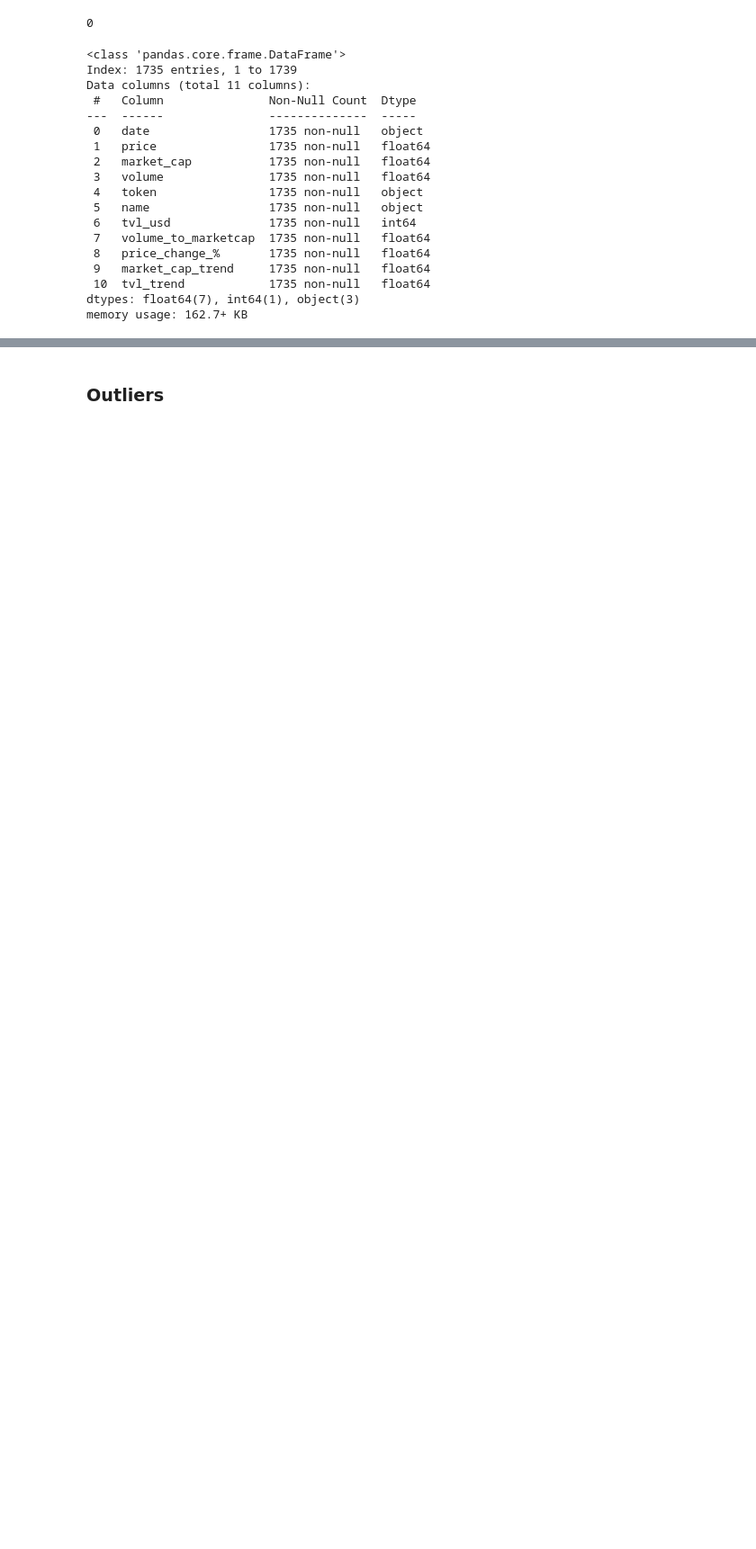
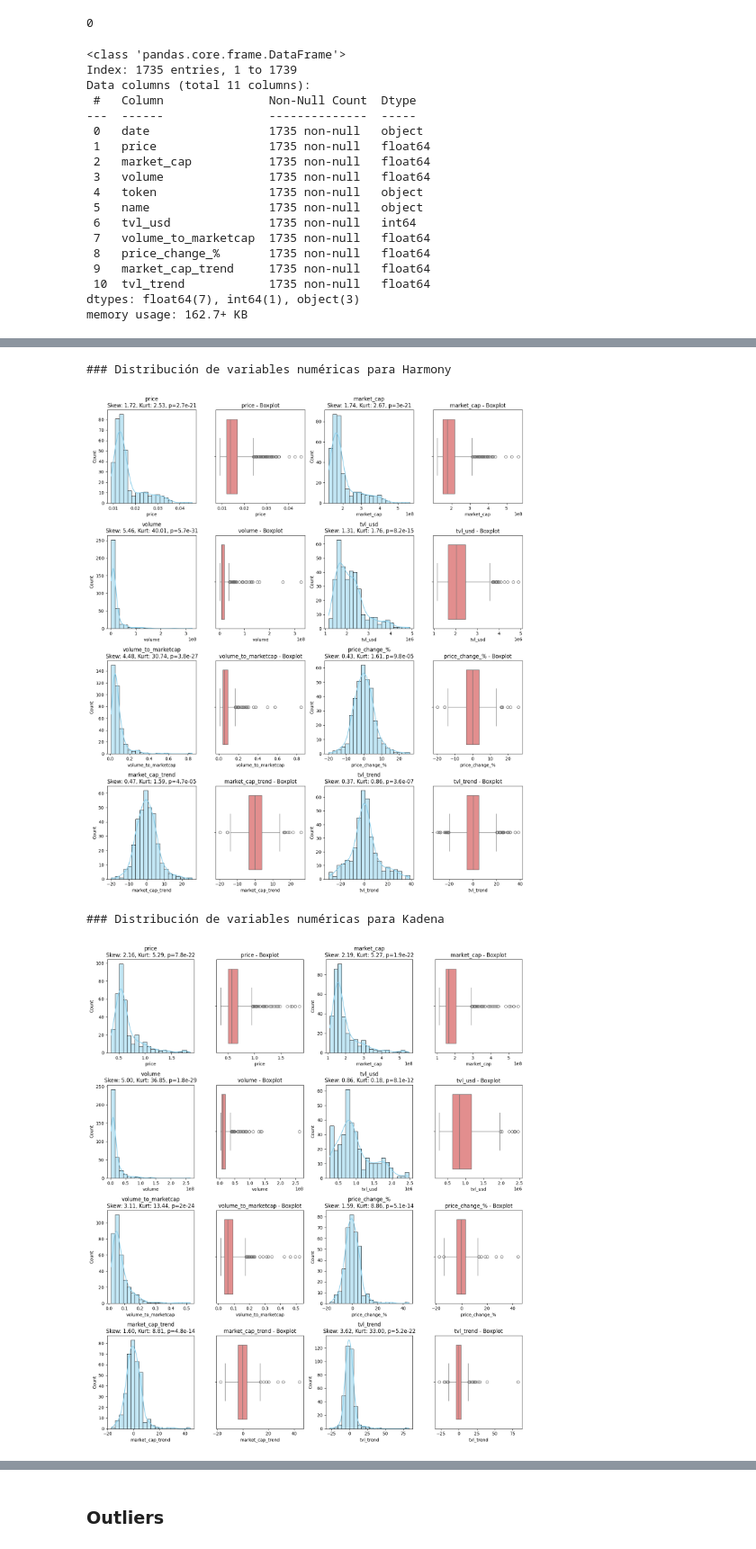
Before and after one commit to Turppie/TP-Machine-Learning, a Jupyter notebook: code/AdquisicionYPreprocesamiento.ipynb, the cells around one changed output, grey strips where cells are left out. Shown at 90% size. Cells and saved outputs as stored; diff of their text form; code cells hidden in the pictures; blank space fills up the shorter version.

Commit message:
feat: agregar distribucion de variables numericas por cada token

```diff
--- a/code/AdquisicionYPreprocesamiento.ipynb
+++ b/code/AdquisicionYPreprocesamiento.ipynb
@@ -206,7 +206,7 @@ Descargando data de Stargaze...
 # %%
 import pandas as pd
 # Cargar datos
-data =  pd.read_csv("/Users/kanyewest/Documents/ML/TP-Machine-Learning/data/criptodataset.csv")
+data =  pd.read_csv("/Users/kanyewest/Documents/ML_Misc/TP-Machine-Learning/data/criptodataset.csv")
 # %%
 data.head()
 # %% [output]
@@ -331,0 +336,34 @@ numeric_columns = data.select_dtypes(include='number').columns
+# %%
+def plot_numeric_distributions(data, numeric_cols):
+    cols_per_row = 2
+    n = len(numeric_cols)
+    rows = -(-n // cols_per_row)
+
+    plt.figure(figsize=(cols_per_row * 7, rows * 4))
+
+    for idx, col in enumerate(numeric_cols, 1):
+        sk = skew(data[col].dropna())
+        kt = kurtosis(data[col].dropna())
+        _, p = shapiro(data[col].dropna())
+
+        plt.subplot(rows, cols_per_row*2, idx*2-1)
+        sns.histplot(data[col], kde=True, bins=20, color="skyblue")
+        plt.title(f"{col}\nSkew: {sk:.2f}, Kurt: {kt:.2f}, p={p:.2g}")
+
+        plt.subplot(rows, cols_per_row*2, idx*2)
+        sns.boxplot(x=data[col], color="lightcoral")
+        plt.title(f"{col} - Boxplot")
+
+    plt.tight_layout()
+    plt.show()
+# %%
+token_name = data["name"].unique()
+for token in token_name:
+    print(f"### Distribución de variables numéricas para {token}")
+    token_data = data[data["name"] == token]
+    plot_numeric_distributions(token_data, numeric_columns)
+# %% [output]
+### Distribución de variables numéricas para Harmony
+[figure, added]
+### Distribución de variables numéricas para Kadena
+[figure, added]
```
Also changed, not shown: parts of 5 cells of this notebook.
